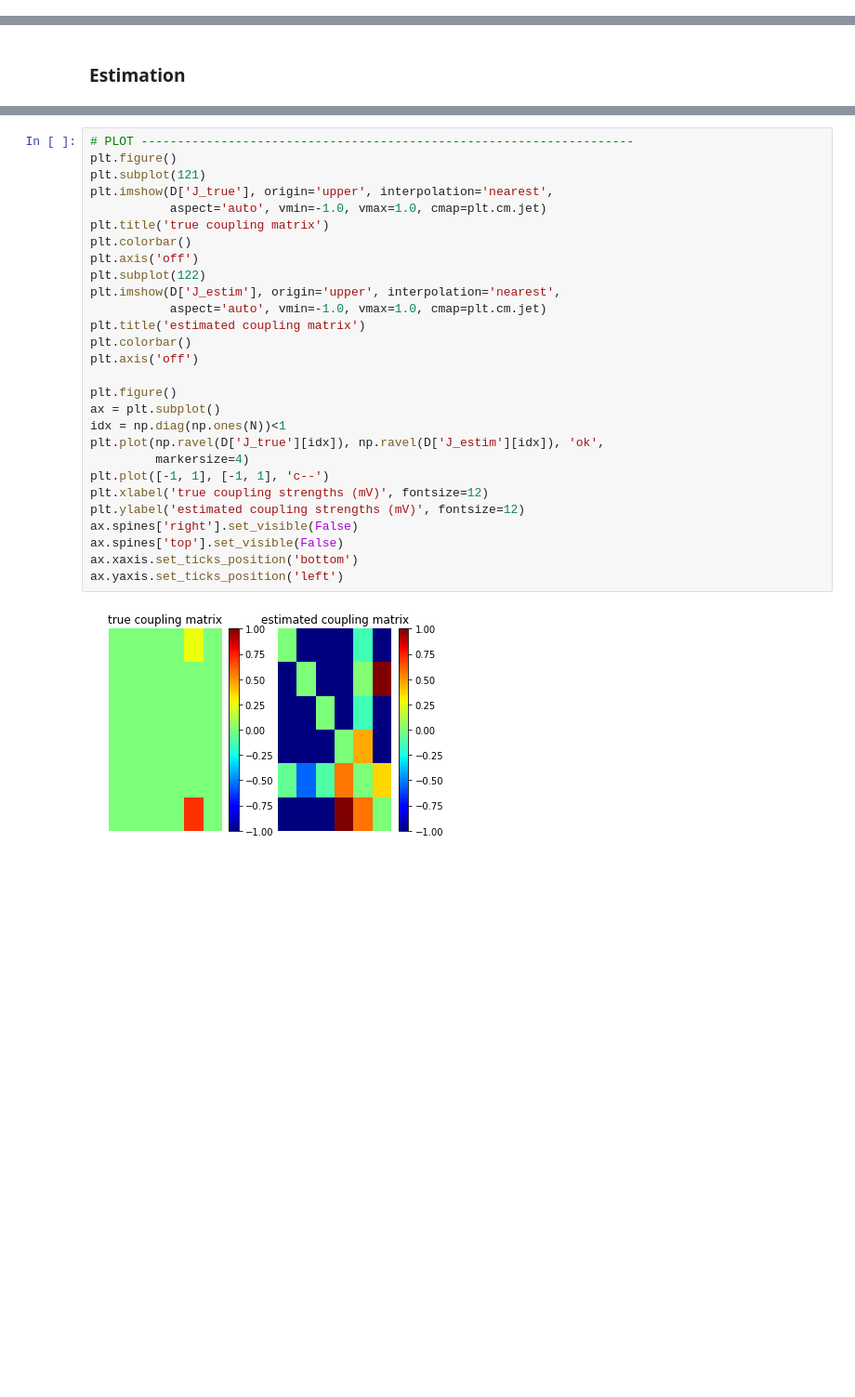
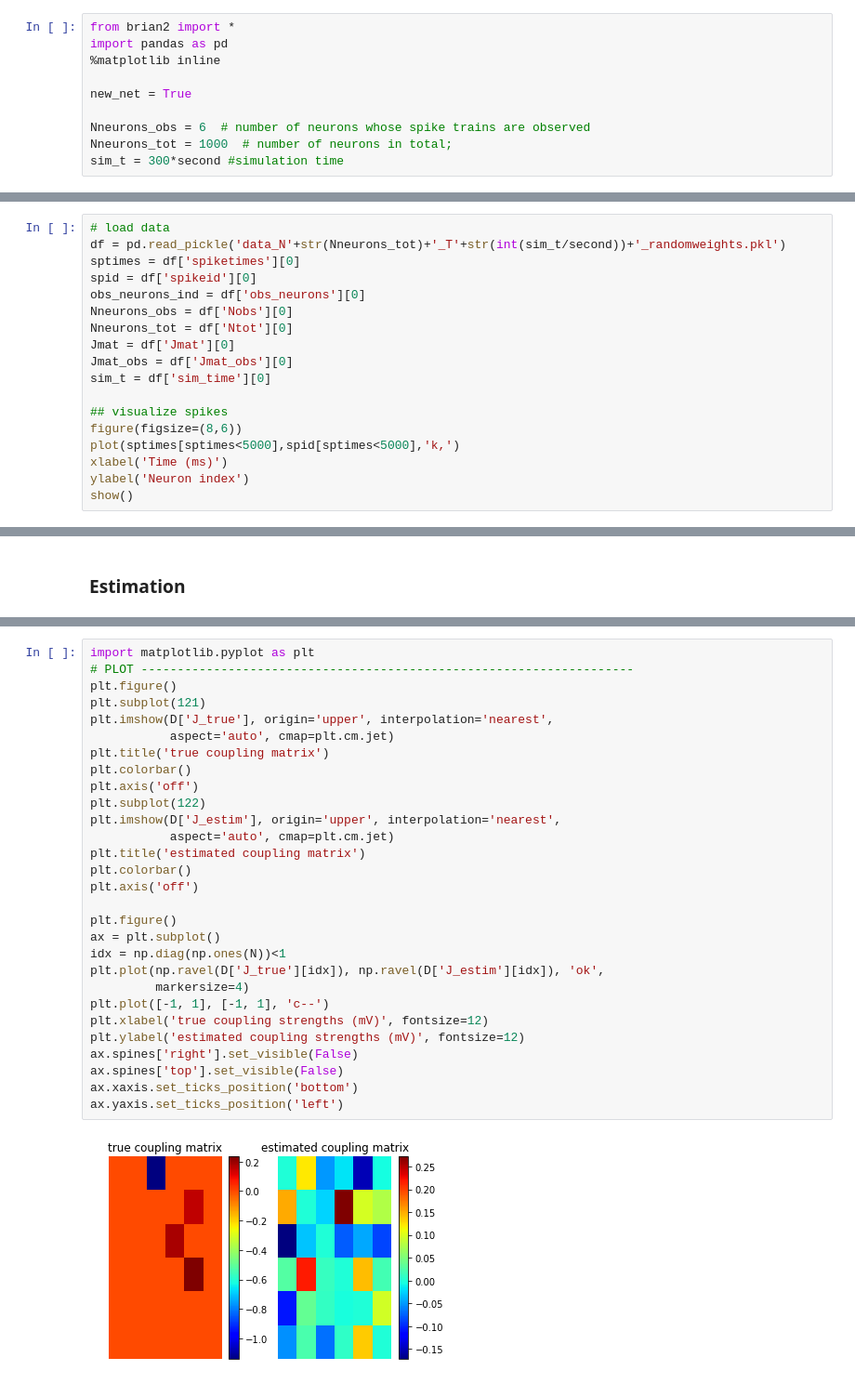
Before and after one commit to yger/inference, a Jupyter notebook: network_inference_brian.ipynb, the cells around one changed output, grey strips where cells are left out. Shown at 93% size. Saved outputs shown, nothing was run; the diff lists cells and outputs as text; blank space fills up the shorter version.

Commit message:
update notebook, add data
estimation runs on data with weights between -3 and 3, but those don't produce such nice networks

```diff
--- a/network_inference_brian.ipynb
+++ b/network_inference_brian.ipynb
@@ -26,2 +3,12 @@ def visualise_connectivity(S):
+# %%
+from brian2 import *
+import pandas as pd
+%matplotlib inline
+
+new_net = True
+
+Nneurons_obs = 6  # number of neurons whose spike trains are observed
+Nneurons_tot = 1000  # number of neurons in total;
+sim_t = 300*second #simulation time
 # %% [markdown]
 ### Network
@@ -153,0 +137,18 @@ axis('off')
+# %%
+# load data
+df = pd.read_pickle('data_N'+str(Nneurons_tot)+'_T'+str(int(sim_t/second))+'_randomweights.pkl')
+sptimes = df['spiketimes'][0]
+spid = df['spikeid'][0]
+obs_neurons_ind = df['obs_neurons'][0]
+Nneurons_obs = df['Nobs'][0]
+Nneurons_tot = df['Ntot'][0]
+Jmat = df['Jmat'][0]
+Jmat_obs = df['Jmat_obs'][0]
+sim_t = df['sim_time'][0]
+
+## visualize spikes
+figure(figsize=(8,6))
+plot(sptimes[sptimes<5000],spid[sptimes<5000],'k,')
+xlabel('Time (ms)')
+ylabel('Neuron index')
+show()
@@ -275,30 +365,31 @@ estimation took 36.52s, corr.-coeff. = 0.0409466548553
 # %%
+import matplotlib.pyplot as plt
 # PLOT --------------------------------------------------------------------
 plt.figure()
 plt.subplot(121)
 plt.imshow(D['J_true'], origin='upper', interpolation='nearest',
-           aspect='auto', vmin=-1.0, vmax=1.0, cmap=plt.cm.jet)
+           aspect='auto', cmap=plt.cm.jet)
 plt.title('true coupling matrix')
 plt.colorbar()
 plt.axis('off')
 plt.subplot(122)
 plt.imshow(D['J_estim'], origin='upper', interpolation='nearest',
-           aspect='auto', vmin=-1.0, vmax=1.0, cmap=plt.cm.jet)
+           aspect='auto', cmap=plt.cm.jet)
 plt.title('estimated coupling matrix')
 plt.colorbar()
 plt.axis('off')
 
 plt.figure()
 ax = plt.subplot()
 idx = np.diag(np.ones(N))<1
 plt.plot(np.ravel(D['J_true'][idx]), np.ravel(D['J_estim'][idx]), 'ok',
          markersize=4)
 plt.plot([-1, 1], [-1, 1], 'c--')
 plt.xlabel('true coupling strengths (mV)', fontsize=12)
 plt.ylabel('estimated coupling strengths (mV)', fontsize=12)
 ax.spines['right'].set_visible(False)
 ax.spines['top'].set_visible(False)
 ax.xaxis.set_ticks_position('bottom')
 ax.yaxis.set_ticks_position('left')
 # %% [output]
-[figure, old version]
+[figure, new version]
```
Also changed, not shown: parts of 8 cells of this notebook, 2 other files.
